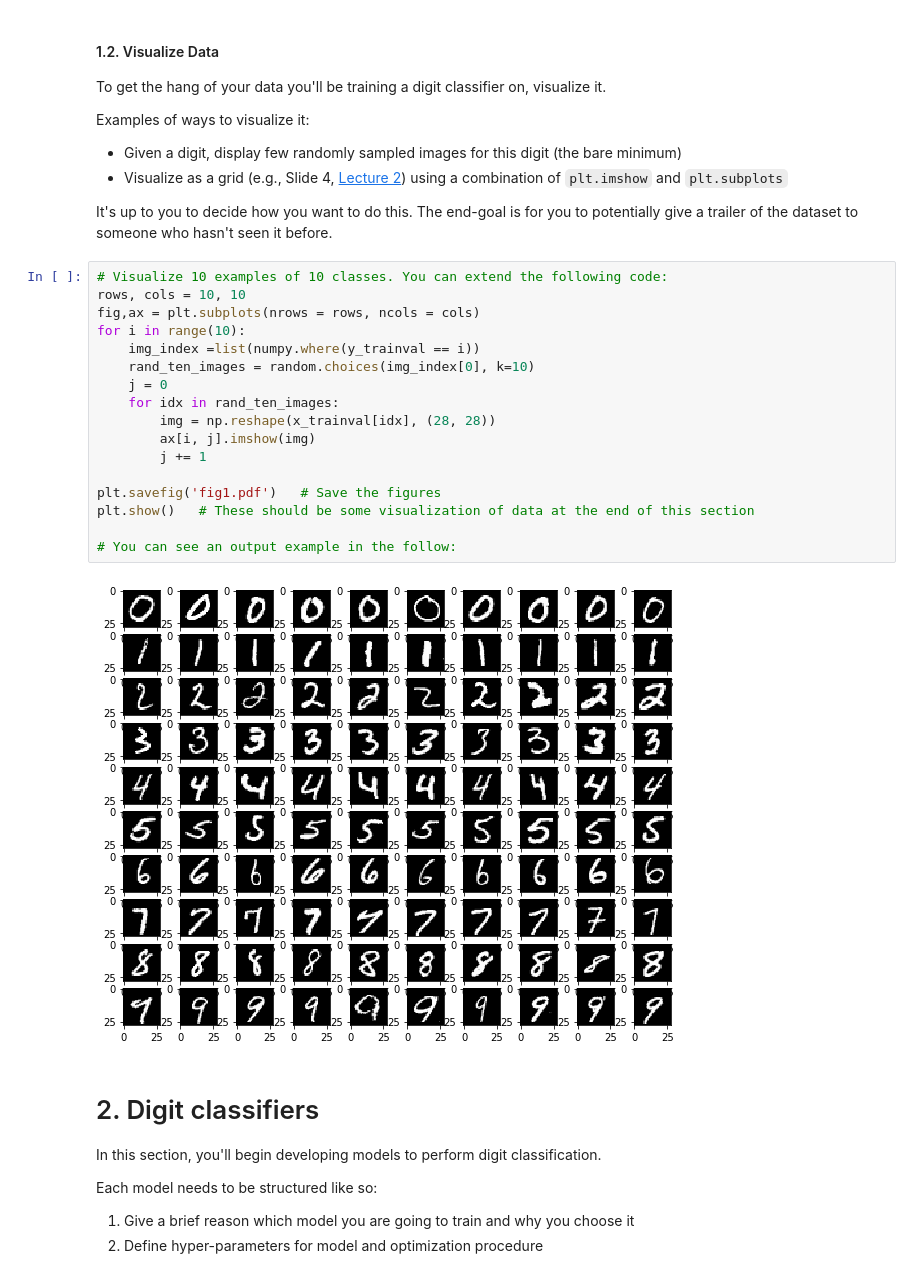
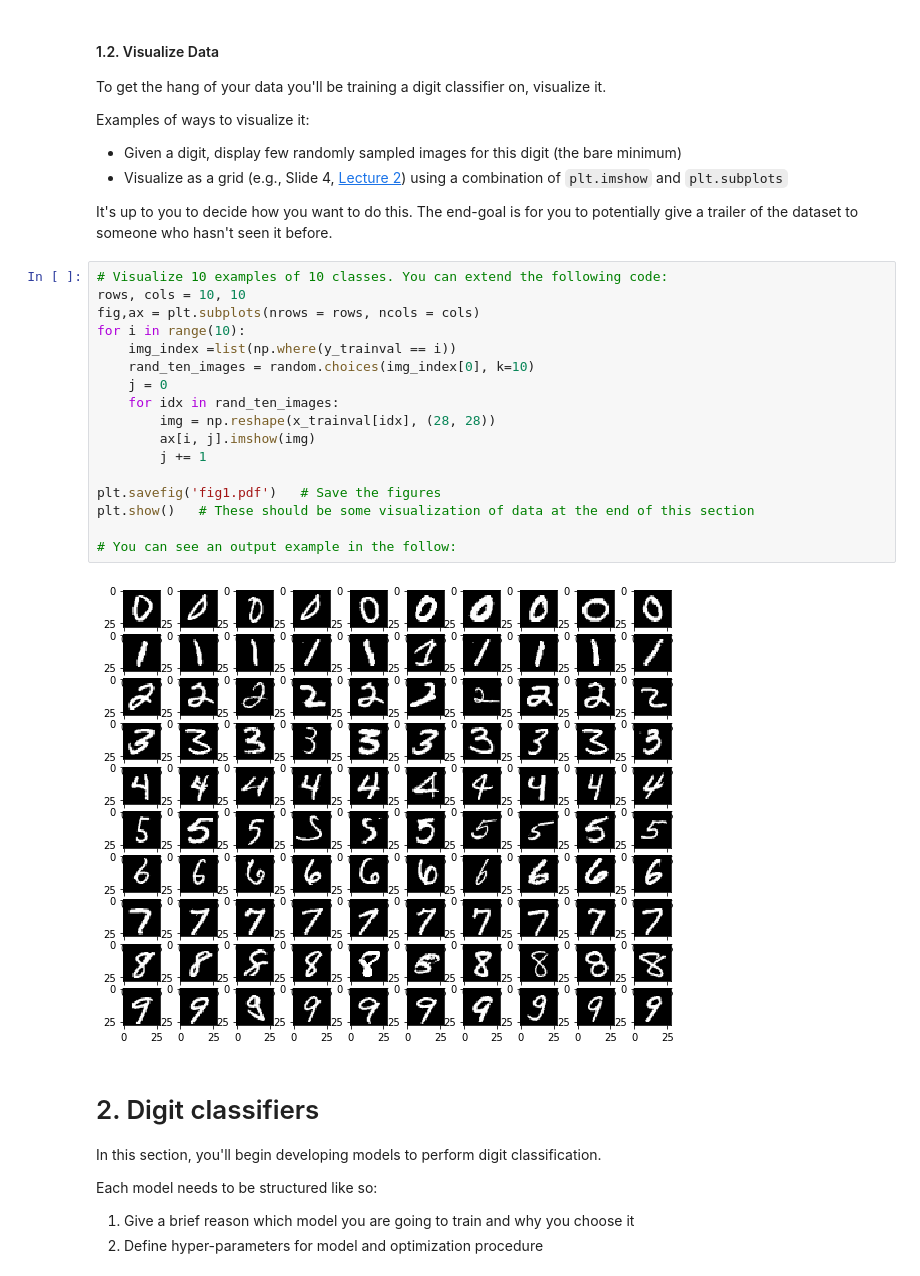
Before and after one commit to Mak-Ta-Reque/MLCYSEC, a Jupyter notebook: Project/Project_1.ipynb, the cells around one changed output. Drawn from its saved outputs; the diff is of its cells as text.

```diff
--- a/Project/Project_1.ipynb
+++ b/Project/Project_1.ipynb
@@ -263,22 +258,22 @@ It's up to you to decide how you want to do this. The end-goal is for you to pot
 # %%
 # Visualize 10 examples of 10 classes. You can extend the following code:
 rows, cols = 10, 10
 fig,ax = plt.subplots(nrows = rows, ncols = cols)
 for i in range(10):
-    img_index =list(numpy.where(y_trainval == i))
+    img_index =list(np.where(y_trainval == i))
     rand_ten_images = random.choices(img_index[0], k=10)
     j = 0
     for idx in rand_ten_images:
         img = np.reshape(x_trainval[idx], (28, 28))
         ax[i, j].imshow(img)
         j += 1
 
 plt.savefig('fig1.pdf')   # Save the figures
 plt.show()   # These should be some visualization of data at the end of this section
 
 # You can see an output example in the follow:
 # %% [output]
-[figure, old version]
+[figure, new version]
 # %% [markdown]
 # 2. Digit classifiers
 
```
Also changed, not shown: parts of 16 cells of this notebook.
